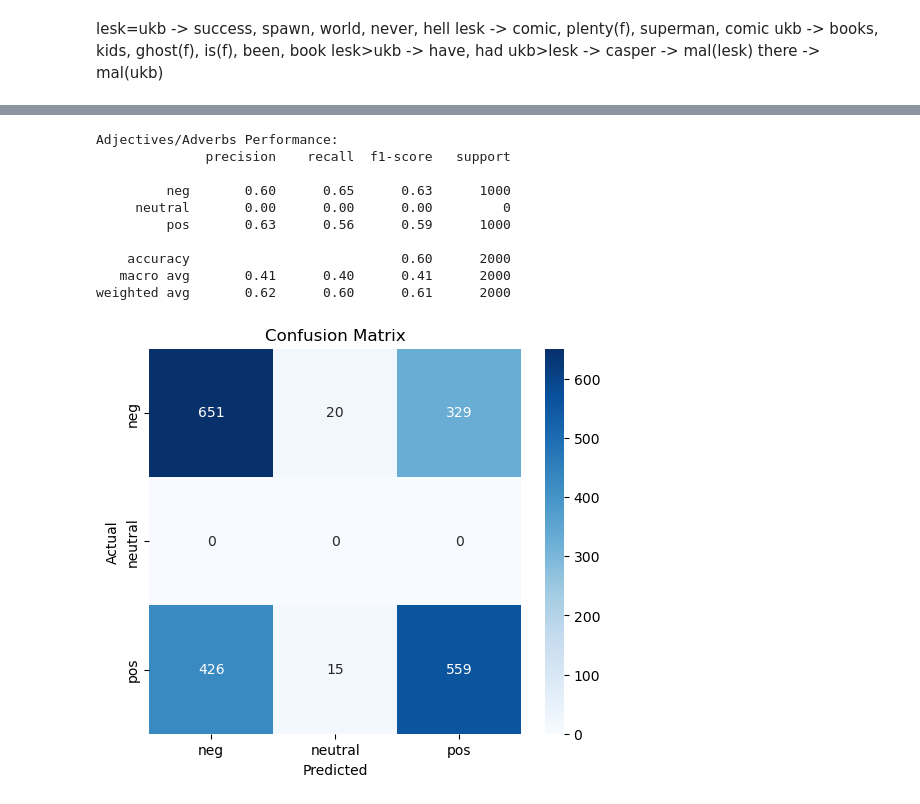
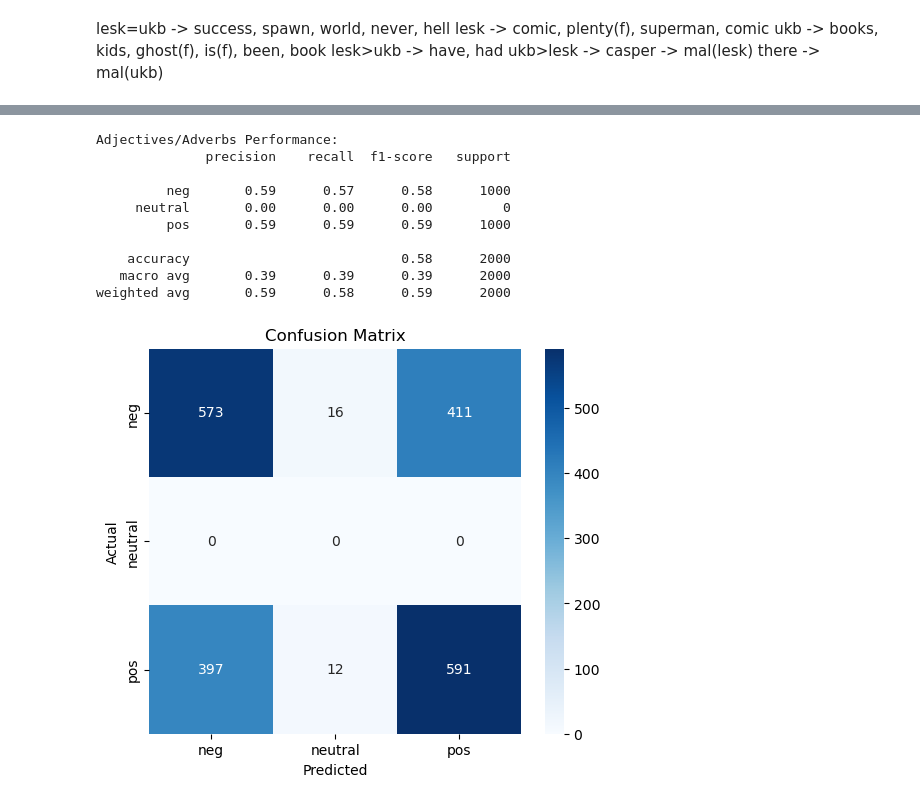
Before and after one commit to dz2pz/PLH-Deteccio-Opinions, a Jupyter notebook: Detecció d'opinions.ipynb, the cells around one changed output, grey strips where cells are left out. Cells and saved outputs as stored; diff of their text form; code cells hidden in the pictures.

```diff
--- a/Detecció d'opinions.ipynb
+++ b/Detecció d'opinions.ipynb
@@ -585,8 +585,8 @@ def get_sentiment_from_synset(synset):
 def analyze_review_sentiment(review, accepted = ["n", "v", "r", "a"]):
     sentiment_score = 0.0
 
-    # Tokenitzem la ressenya i analitzem cada paraula
-    tags = nltk.pos_tag(review)
+    words = nltk.word_tokenize(review, language='english')
+    tags = nltk.pos_tag(words)
     for pair in tags:
         lem = lemmatize(pair)
         if lem[1] != None and lem[1] in accepted:
@@ -630,30 +630,30 @@ weighted avg       0.62      0.60      0.60      2000
 # %%
 # Extraem les etiquetes reals i les prediccions
 real_labels = [category for _, category in reviews]
-y_pred = [analyze_review_sentiment(review, accepted = ["a", "r"]) for review, _ in reviews]
+y_pred = [analyze_review_sentiment(review, accepted = ["n", "a", "r"]) for review in [doc[0] for doc in documents]]
 
 print("Adjectives/Adverbs Performance:")
 print(classification_report(real_labels, y_pred, zero_division=0))
 
 cm = confusion_matrix(real_labels, y_pred)
 plt.figure(figsize=(6, 5))
 sns.heatmap(cm, annot=True, fmt="d", cmap="Blues", xticklabels=set(y_pred), yticklabels=set(y_pred))
 plt.xlabel('Predicted')
 plt.ylabel('Actual')
 plt.title('Confusion Matrix')
 plt.show()
 # %% [output]
 Adjectives/Adverbs Performance:
               precision    recall  f1-score   support
 
-         neg       0.60      0.65      0.63      1000
+         neg       0.59      0.57      0.58      1000
      neutral       0.00      0.00      0.00         0
-         pos       0.63      0.56      0.59      1000
+         pos       0.59      0.59      0.59      1000
 
-    accuracy                           0.60      2000
-   macro avg       0.41      0.40      0.41      2000
-weighted avg       0.62      0.60      0.61      2000
+    accuracy                           0.58      2000
+   macro avg       0.39      0.39      0.39      2000
+weighted avg       0.59      0.58      0.59      2000
-[figure, old version]
+[figure, new version]
 # %%
 # Extraem les etiquetes reals i les prediccions
 real_labels = [category for _, category in reviews]
```
Also changed, not shown: parts of 8 cells of this notebook.
